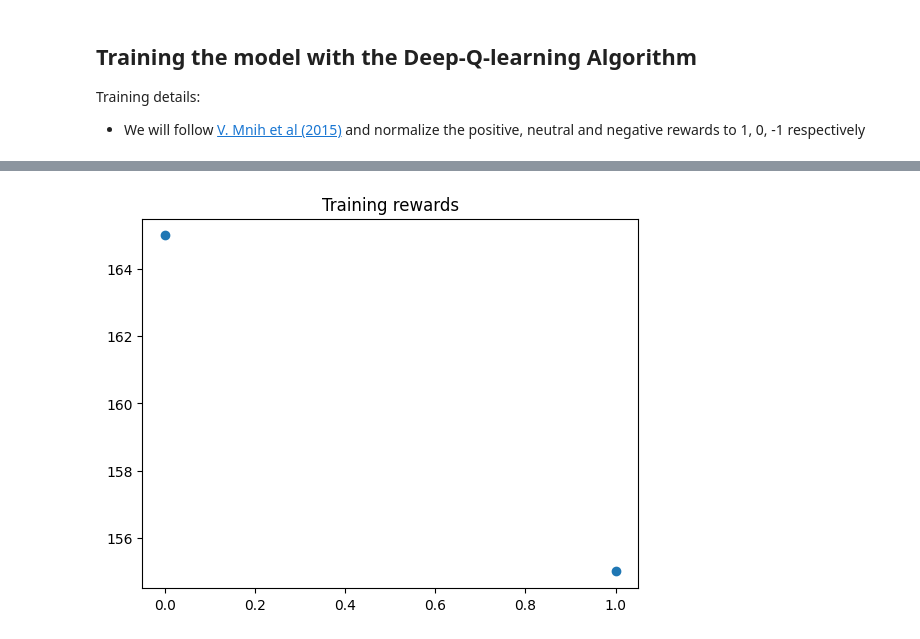
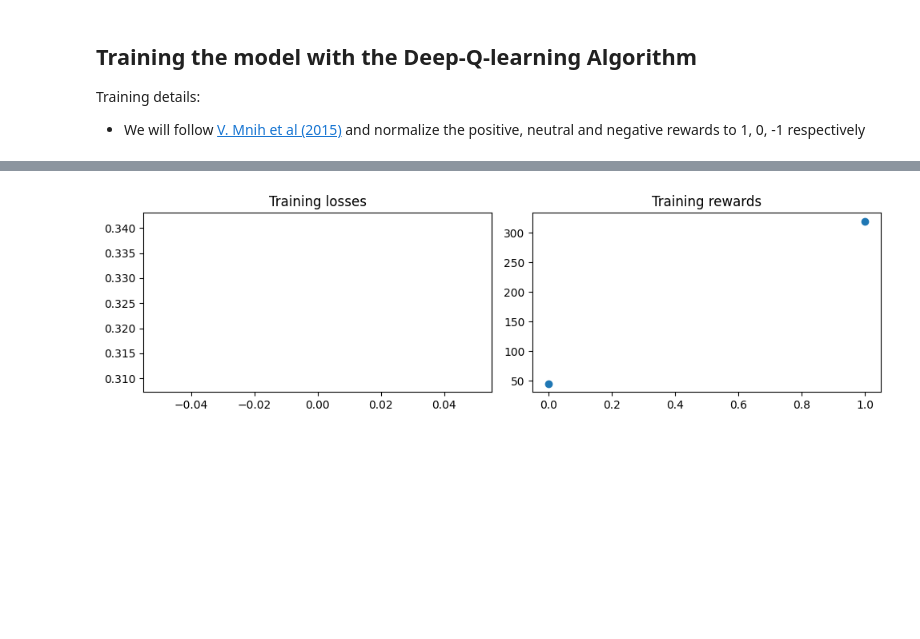
Before and after one commit to colichar/deep-q-learning, a Jupyter notebook: space_invaders_dqn.ipynb, the cells around one changed output, grey strips where cells are left out. Cells and saved outputs as stored; diff of their text form; code cells hidden in the pictures; blank space fills up the shorter version.

```diff
--- a/space_invaders_dqn.ipynb
+++ b/space_invaders_dqn.ipynb
@@ -527,0 +399,12 @@ def train_DQL():
+# %%
+MEMORY_SIZE = 10**4
+MINIBATCH_SIZE = 32
+MAX_FRAMES = 500#5 * 10**4
+UPDATE_MAIN_FREQ = 4
+DISCOUNT = 0.99
+UPDATE_TARGET_FREQ = 0.25 * 10**4    ## update target NN 2500 frames
+AVERAGE_LOSS_FREQ = 400
+LEARNING_RATE = 0.001
+MEMORY_WARMUP = 200
+
+EVAL_EPISODES=3
@@ -528,6 +551,8 @@ def train_DQL():
+# %%
+Agent = SpaceInvaderAgent()
 # %%
 start = time.time()
-training_losses, training_rewards = train_DQL()
+training_losses, training_rewards = Agent.train()
 end = time.time()
-print("Elapsed time in minutes: ", (end-start)/60)
+print("Elapsed time in minutes:", (end-start)/60)
 # %% [output]
@@ -556,7 +574,0 @@ plt.show()
-# %%
-plt.plot(training_rewards, 'o')
-plt.title('Training rewards')
-
-plt.show()
-# %% [output]
-[figure, removed]
@@ -618 +575,10 @@ def evaluate_DQL():
+# %%
+fig, (ax1, ax2) = plt.subplots(nrows=1, ncols=2, figsize=(10, 3))
+ax1.set_title('Training losses')
+ax1.plot(training_losses)
+ax2.set_title('Training rewards')
+ax2.plot(training_rewards, 'o')
+fig.tight_layout()
+# %% [output]
+[figure, added]
 # %%
```
Also changed, not shown: parts of 24 cells of this notebook.
